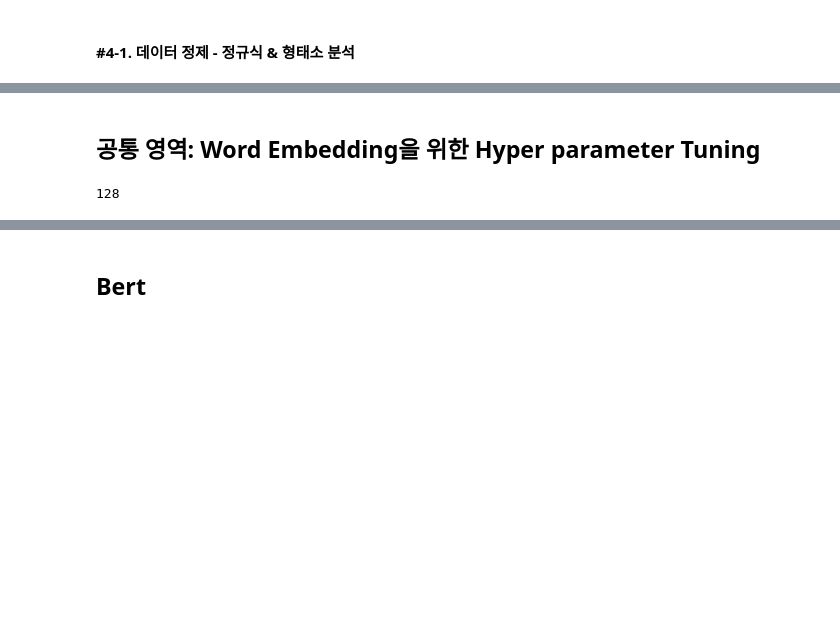
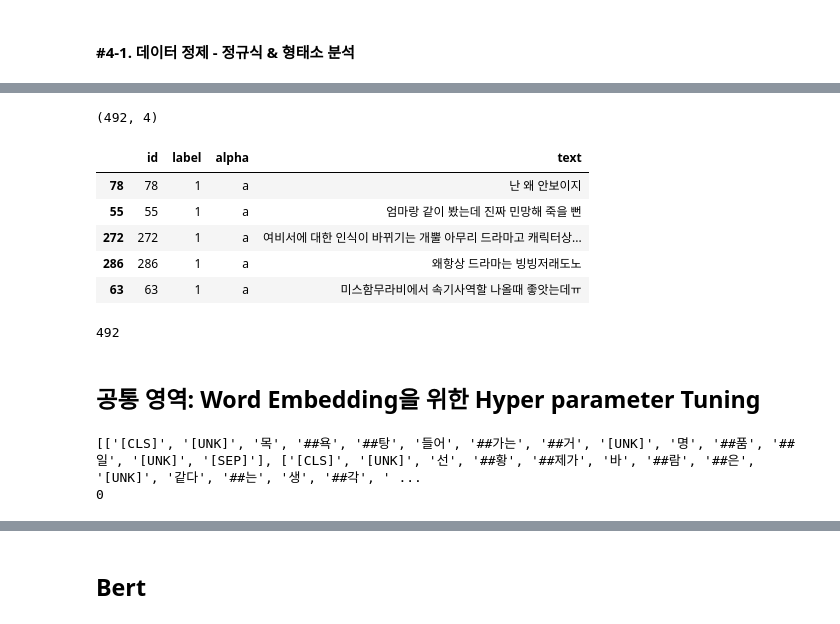
Before and after one commit to jaehyun0220/Colab, a Jupyter notebook: MediaContensAnalysis_Bert_Final.ipynb, the cells around one changed output, grey strips where cells are left out. Drawn from its saved outputs; the diff is of its cells as text; code cells hidden in the pictures; blank space fills up the shorter version.

```diff
--- a/MediaContensAnalysis_Bert_Final.ipynb
+++ b/MediaContensAnalysis_Bert_Final.ipynb
@@ -207,0 +325,25 @@ df_sample_final = df_ep_sample.copy()
+# %%
+# Create sentence and label lists
+df_all = pd.read_csv("../gdrive/My Drive/data/bert/all.tsv", delimiter='\t', header=None, names = ['id', 'label', 'alpha', 'text'])
+print(df_all.shape)
+df_all.sample(5)
+# df_train = pd.read_csv("../gdrive/My Drive/data/bert/train.tsv", delimiter='\t', header=None, names = ['id', 'label', 'alpha', 'text'])
+# df_test = pd.read_csv("../gdrive/My Drive/data/bert/test.tsv", delimiter='\t', header=None, names = ['id', 'label', 'alpha', 'text'])
+# print(df_train.shape, df_test.shape)
+# df_train.sample(5)
+# %% [output]
+(492, 4)
+|  | id | label | alpha | text |
+| 78 | 78 | 1 | a | 난 왜 안보이지 |
+| 55 | 55 | 1 | a | 엄마랑 같이 봤는데 진짜 민망해 죽을 뻔 |
+| 272 | 272 | 1 | a | 여비서에 대한 인식이 바뀌기는 개뿔 아무리 드라마고 캐릭터상... |
+| 286 | 286 | 1 | a | 왜항상 드라마는 빙빙저래도노 |
+| 63 | 63 | 1 | a | 미스함무라비에서 속기사역할 나올때 좋앗는데ㅠ |
+# %%
+sentences = df_all.text.values
+# We need to add special tokens at the beginning and end of each sentence for BERT to work properly
+sentences = ["[CLS] " + str(sentence) + " [SEP]" for sentence in sentences]
+labels = df_all.label.values
+len(sentences)
+# %% [output]
+492
@@ -208,31 +355,24 @@ df_sample_final = df_ep_sample.copy()
 # %% [markdown]
 ## 공통 영역: Word Embedding을 위한 Hyper parameter Tuning
-# %%
-# Hyper Param setting
-
-# token의 Histogram 분포를 바탕으로 대부분의 단어 길이 cover 가능한 단어 개수 찾기
-# # 신경망 학습을 위한 input 벡터 길이로 사용 - 적정 길이는 tokenizng 이후 분포를 보고 결정(코드 하단)
-# totalLenSent = [len(x) for x in df_ep_sample['kkma_token']] # 각 document의 단어 길이를 check
-# plt.hist(totalLenSent,bins = np.arange(0,max(totalLenSent),max(totalLenSent)/20))
-
-# print(np.percentile(totalLenSent, 95)) # 95%를 커버하는 수치는 41
-
-# MAX_LEN = int(np.percentile(totalLenSent, 95)) but bert는 128 embedding 사용
-MAX_LEN = 128
-print(MAX_LEN)
-
-# pre-trained Embedding을 몇 개 사용할 지 결정
-NUM_MODELS = 1
-
-# # input data 원문에서 보존할 최대 단어 개수
-# # 전체 데이터셋에서 나타나는 unique 한 단어 수(넉넉하게 백단위 올림하여 setting)
-# from itertools import chain
-
-# sum_lists = list(chain.from_iterable(df_ep_sample['okt_token']))
-# totalCntWords = int(math.ceil(len(set(sum_lists))/100)*100)
-
-MAX_FEATURES = 37000
-# MAX_FEATURES = totalCntWords
-# print(len(set(sum_lists)), MAX_FEATURES)
-# %% [output]
-128
+# %%
+# Hyper Param setting
+MAX_LEN = 128
+
+for i in range(0, len(sentences), 2000):
+  sentence = sentences[i:(i+2000)]
+  tokenized_texts = [tokenizer.tokenize(sent) for sent in sentence]
+
+  if (i % 1000) == 0:
+    print(tokenized_texts)
+
+  input_ids_tmp = [tokenizer.convert_tokens_to_ids(x) for x in tokenized_texts]
+  input_ids_tmp = pad_sequences(input_ids_tmp, maxlen=MAX_LEN, dtype="long", truncating='post', padding='post')
+  if i==0:
+    input_ids = input_ids_tmp
+    print(i)
+  else:
+    input_ids = np.vstack((input_ids, input_ids_tmp))
+    print(i, '완료', input_ids.shape, input_ids_tmp.shape)
+# %% [output]
+[['[CLS]', '[UNK]', '목', '##욕', '##탕', '들어', '##가는', '##거', '[UNK]', '명', '##품', '##일', '[UNK]', '[SEP]'], ['[CLS]', '[UNK]', '선', '##황', '##제가', '바', '##람', '##은', '[UNK]', '같다', '##는', '생', '##각', ' ...
+0
```
Also changed, not shown: parts of 42 cells of this notebook.
